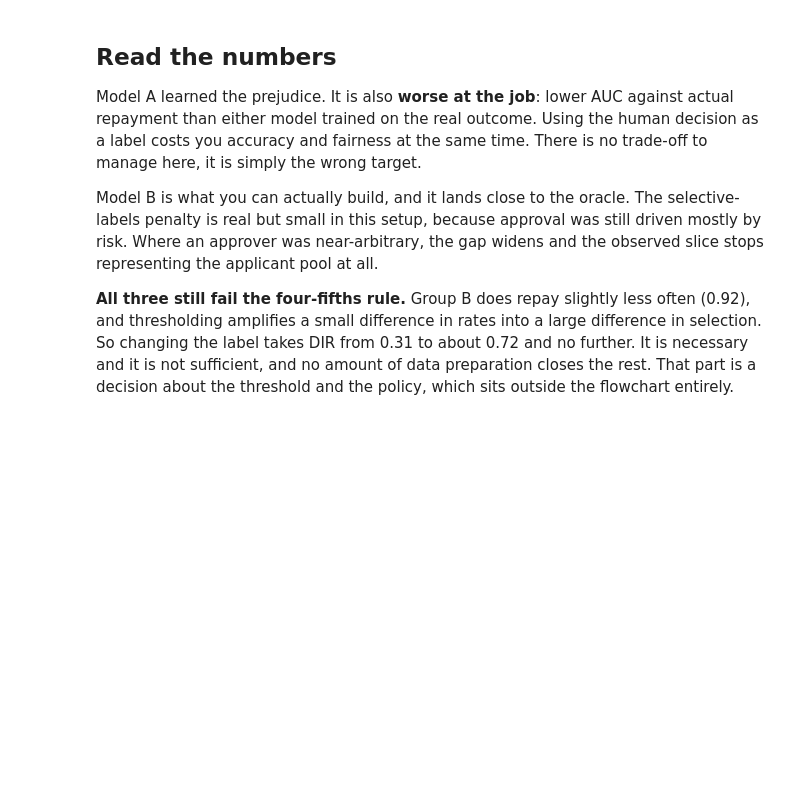
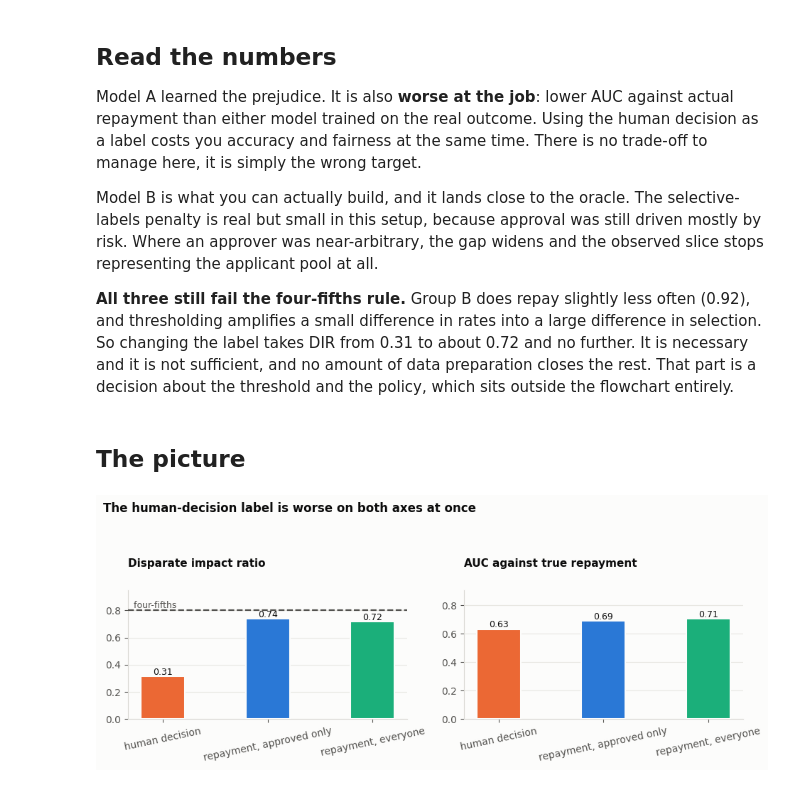
Before and after one commit to alexchilton/eu-ai-act-article10-hr-bias, a Jupyter notebook: notebooks/02_label_choice_and_selective_labels.ipynb, the cells around one changed output. Drawn from its saved outputs; the diff is of its cells as text; code cells hidden in the pictures; blank space fills up the shorter version.

```diff
--- a/notebooks/02_label_choice_and_selective_labels.ipynb
+++ b/notebooks/02_label_choice_and_selective_labels.ipynb
@@ -124,3 +124,56 @@ difference in selection. So changing the label takes DIR from 0.31 to about 0.72
 and no further. It is necessary and it is not sufficient, and no amount of data
 preparation closes the rest. That part is a decision about the threshold and the
 policy, which sits outside the flowchart entirely.
+# %% [markdown]
+## The picture
+# %%
+import matplotlib.pyplot as plt
+
+BLUE, ORANGE, AQUA = '#2a78d6', '#eb6834', '#1baf7a'
+INK, MUTED, SURFACE = '#0b0b0b', '#52514e', '#fcfcfb'
+plt.rcParams.update({'figure.facecolor': SURFACE, 'axes.facecolor': SURFACE,
+                     'font.size': 10, 'axes.titlesize': 11, 'axes.titleweight': 'bold',
+                     'axes.labelcolor': MUTED, 'text.color': INK,
+                     'xtick.color': MUTED, 'ytick.color': MUTED})
+
+
+def tidy(ax, xgrid=True):
+    for s in ('top', 'right'):
+        ax.spines[s].set_visible(False)
+    for s in ('left', 'bottom'):
+        ax.spines[s].set_color('#d8d7d2')
+    ax.grid(axis='x' if xgrid else 'y', color='#e8e7e2', lw=0.8)
+    ax.set_axisbelow(True)
+
+names, dirs, aucs = [], [], []
+for name, (X_train, y_train) in models.items():
+    m = HistGradientBoostingClassifier(random_state=0).fit(X_train, y_train)
+    p = m.predict_proba(X)[:, 1]
+    d = p >= np.quantile(p, 1 - accept_rate)
+    names.append(name.split('label = ')[1])
+    dirs.append(d[b].mean() / d[a].mean())
+    aucs.append(roc_auc_score(repaid, p))
+
+fig, axes = plt.subplots(1, 2, figsize=(9.6, 3.9))
+for ax, vals, title, ref, reflab in (
+        (axes[0], dirs, 'Disparate impact ratio', 0.8, 'four-fifths'),
+        (axes[1], aucs, 'AUC against true repayment', None, None)):
+    bars = ax.bar(names, vals, color=[ORANGE, BLUE, AQUA], width=0.42, zorder=3, edgecolor=SURFACE, lw=1.5)
+    if ref:
+        ax.axhline(ref, color=MUTED, lw=1.6, ls='--', zorder=4)
+        ax.text(0.01, ref, ' ' + reflab, color=MUTED, fontsize=9, va='bottom', ha='left',
+                transform=ax.get_yaxis_transform())
+    for bar, v in zip(bars, vals):
+        ax.text(bar.get_x() + bar.get_width() / 2, v + 0.012, f'{v:.2f}',
+                ha='center', fontsize=9, color=INK)
+    tidy(ax, xgrid=False)
+    ax.set_title(title, loc='left', pad=24)
+    ax.tick_params(axis='x', labelrotation=12)
+    ax.set_ylim(0, max(vals) * 1.28)
+fig.suptitle('The human-decision label is worse on both axes at once',
+             x=0.012, ha='left', fontsize=12, fontweight='bold')
+fig.tight_layout(rect=[0, 0, 1, 0.9])
+plt.savefig('../figures/02_label_choice.png', dpi=150, bbox_inches='tight')
+plt.show()
+# %% [output]
+[figure, added]
```
Also changed, not shown: 14 other files.
